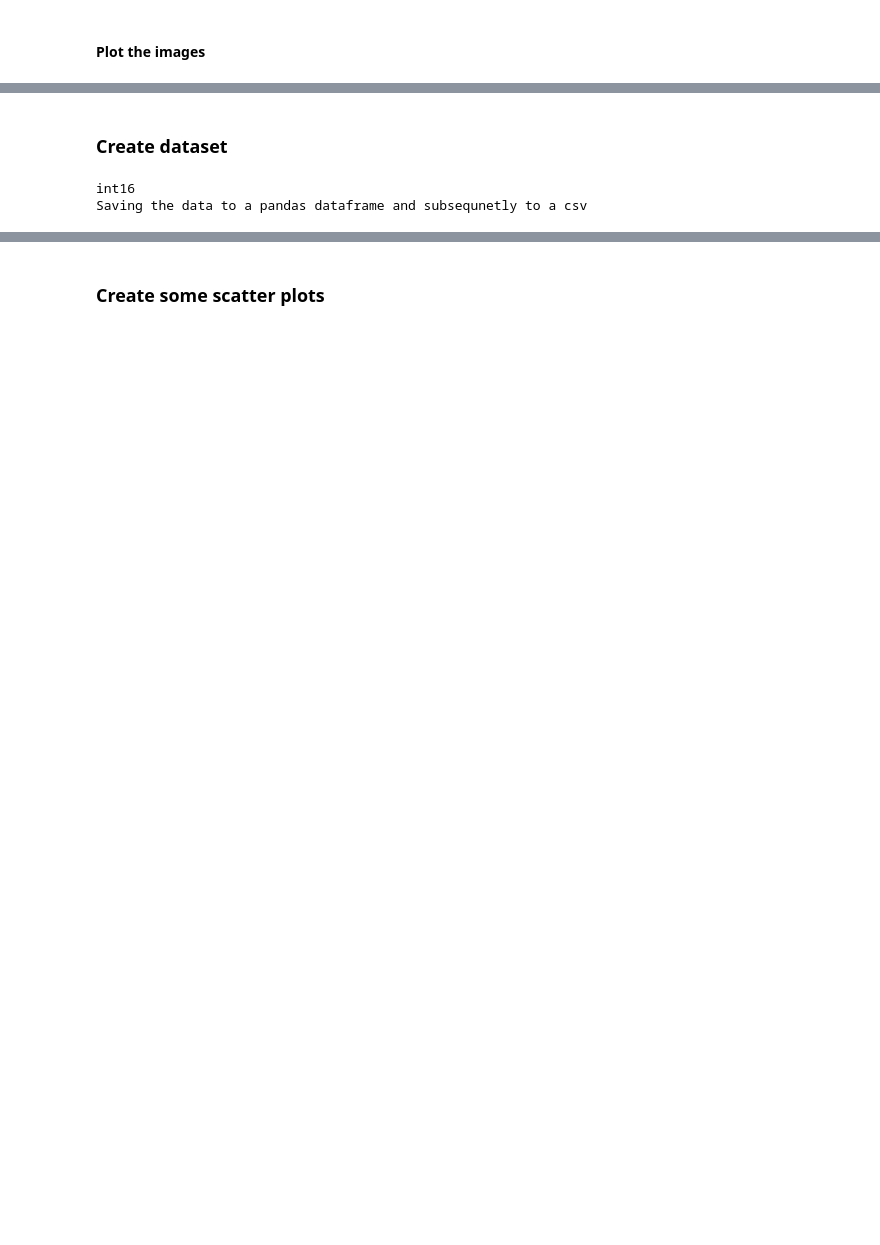
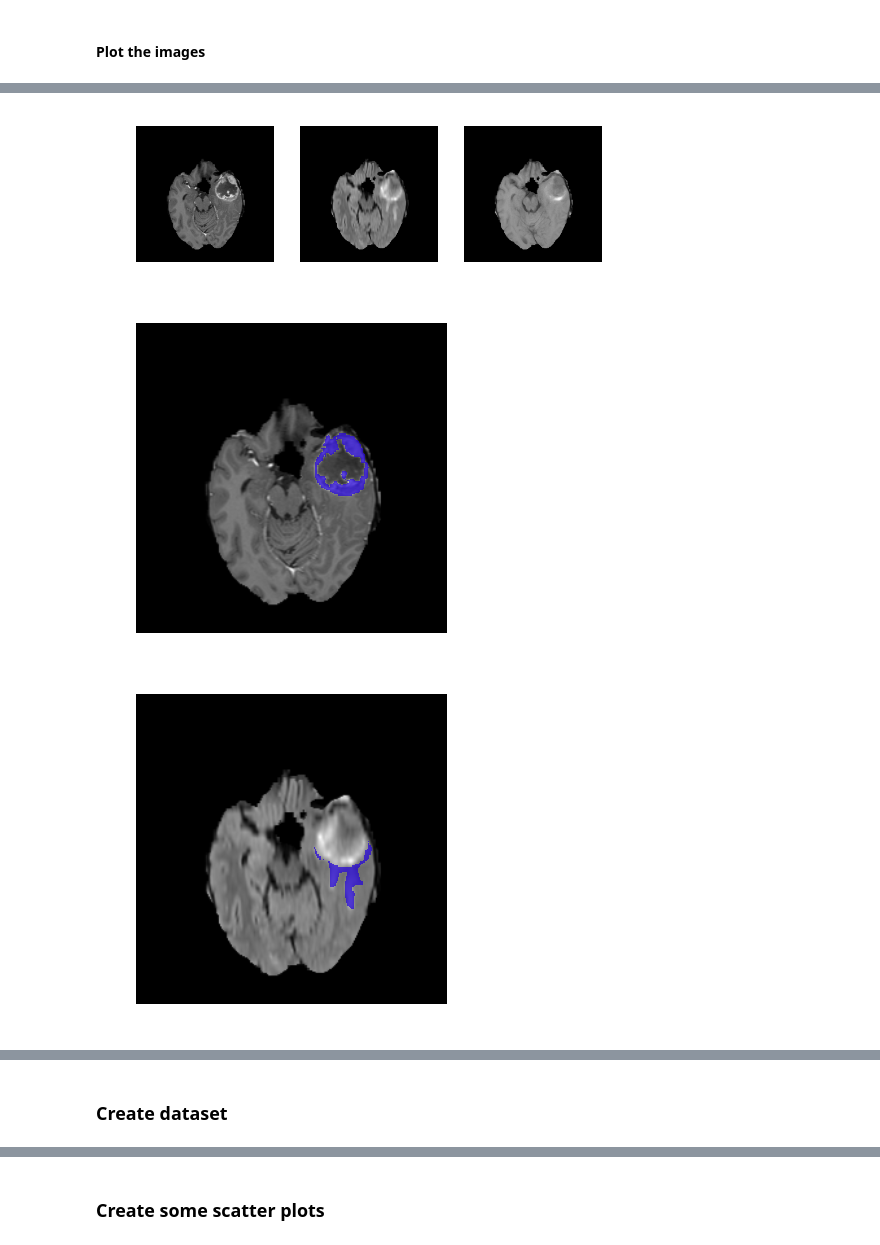
Before and after one commit to slowvak/MachineLearningForMedicalImages, a Jupyter notebook: notebooks/Module 1.ipynb, the cells around one changed output, grey strips where cells are left out. Saved outputs shown, nothing was run; the diff lists cells and outputs as text; code cells hidden in the pictures; blank space fills up the shorter version.

Commit message:
Updated code, added ppt, change ground truth

```diff
--- a/notebooks/Module 1.ipynb
+++ b/notebooks/Module 1.ipynb
@@ -117,0 +85,5 @@ Tissues[TUMOR][1][1] = 139
+# %%
+#  Load Ground Truth
+GroundTrutha = nib.load(GroundTruth)
+GroundTruth=GroundTrutha.get_data()
+print ("Data Loaded")
@@ -128,0 +94,33 @@ plt.show()
+# %%
+def display_overlay(Image1, Image2):
+    """
+    Function: Overlays Image2 over Image1
+    Image 1: 2D image
+    Image 2: 2D Image
+
+    Requires numpy, matplotlib
+    """
+    Image1=np.rot90(Image1,3)
+    Image2=np.rot90(Image2,3)
+    Image2 = np.ma.masked_where(Image2 == 0, Image2)
+    plt.imshow(Image1, cmap=plt.cm.gray)
+    plt.imshow(Image2, cmap=plt.cm.brg, alpha=.7, vmin=.7, vmax=5, interpolation='nearest')
+    plt.axis('off')
+    plt.show()
+
+f, (ax1,ax2,ax3)=plt.subplots(1,3)
+ax1.imshow(np.rot90(Post[:, :, 55,],3), cmap=plt.cm.gray)
+ax1.axis('off')
+ax2.imshow(np.rot90(Flair[:, :, 55,],3), cmap=plt.cm.gray)
+ax2.axis('off')
+ax3.imshow(np.rot90(Pre[:, :, 55,],3), cmap=plt.cm.gray)
+ax3.axis('off')
+plt.show()
+
+display_overlay(Post[:, :, 55,], GroundTruth[:,:,55]==4)
+display_overlay(Flair[:, :, 55,], GroundTruth[:,:,55]==2)
+display_overlay(Pre[:, :, 55,], GroundTruth[:,:,55]==1)
+# %% [output]
+[figure, added]
+[figure, added]
+[figure, added]
@@ -129,40 +128,2 @@ plt.show()
 # %% [markdown]
 ### Create dataset
-# %%
-# Create classes
-ClassNAWMpost=np.asarray(ArrayDicom[Tissues[NAWM][0][0]:Tissues[NAWM][1][0],Tissues[NAWM][0][1]:Tissues[NAWM][1][1],0])
-ClassNAWMpret=np.asarray(ArrayDicom[Tissues[NAWM][0][0]:Tissues[NAWM][1][0],Tissues[NAWM][0][1]:Tissues[NAWM][1][1],1])
-ClassNAWMT2=np.asarray(ArrayDicom[Tissues[NAWM][0][0]:Tissues[NAWM][1][0],Tissues[NAWM][0][1]:Tissues[NAWM][1][1],2])
-ClassNAWMFLAIR=np.asarray(ArrayDicom[Tissues[NAWM][0][0]:Tissues[NAWM][1][0],Tissues[NAWM][0][1]:Tissues[NAWM][1][1],3])
-ClassTUMORpost=np.asarray(ArrayDicom[Tissues[TUMOR][0][0]:Tissues[TUMOR][1][0],Tissues[TUMOR][0][1]:Tissues[TUMOR][1][1],0])
-ClassTUMORpret=np.asarray(ArrayDicom[Tissues[TUMOR][0][0]:Tissues[TUMOR][1][0],Tissues[TUMOR][0][1]:Tissues[TUMOR][1][1],1])
-ClassTUMORT2=np.asarray(ArrayDicom[Tissues[TUMOR][0][0]:Tissues[TUMOR][1][0],Tissues[TUMOR][0][1]:Tissues[TUMOR][1][1],2])
-ClassTUMORFLAIR=np.asarray(ArrayDicom[Tissues[TUMOR][0][0]:Tissues[TUMOR][1][0],Tissues[TUMOR][0][1]:Tissues[TUMOR][1][1],3])
-ClassAIRpost=np.asarray(ArrayDicom[Tissues[AIR][0][0]:Tissues[AIR][1][0],Tissues[AIR][0][1]:Tissues[AIR][1][1],0])
-ClassAIRpret=np.asarray(ArrayDicom[Tissues[AIR][0][0]:Tissues[AIR][1][0],Tissues[AIR][0][1]:Tissues[AIR][1][1],1])
-ClassAIRT2=np.asarray(ArrayDicom[Tissues[AIR][0][0]:Tissues[AIR][1][0],Tissues[AIR][0][1]:Tissues[AIR][1][1],2])
-ClassAIRFLAIR=np.asarray(ArrayDicom[Tissues[AIR][0][0]:Tissues[AIR][1][0],Tissues[AIR][0][1]:Tissues[AIR][1][1],3])
-ClassCSFpost=np.asarray(ArrayDicom[Tissues[CSF][0][0]:Tissues[CSF][1][0],Tissues[CSF][0][1]:Tissues[CSF][1][1],0])
-ClassCSFpret=np.asarray(ArrayDicom[Tissues[CSF][0][0]:Tissues[CSF][1][0],Tissues[CSF][0][1]:Tissues[CSF][1][1],1])
-ClassCSFT2=np.asarray(ArrayDicom[Tissues[CSF][0][0]:Tissues[CSF][1][0],Tissues[CSF][0][1]:Tissues[CSF][1][1],2])
-ClassCSFFLAIR=np.asarray(ArrayDicom[Tissues[CSF][0][0]:Tissues[CSF][1][0],Tissues[CSF][0][1]:Tissues[CSF][1][1],3])
-ClassGMpost=np.asarray(ArrayDicom[Tissues[GM][0][0]:Tissues[GM][1][0],Tissues[GM][0][1]:Tissues[GM][1][1],0])
-ClassGMpret=np.asarray(ArrayDicom[Tissues[GM][0][0]:Tissues[GM][1][0],Tissues[GM][0][1]:Tissues[GM][1][1],1])
-ClassGMT2=np.asarray(ArrayDicom[Tissues[GM][0][0]:Tissues[GM][1][0],Tissues[GM][0][1]:Tissues[GM][1][1],2])
-ClassGMFLAIR=np.asarray(ArrayDicom[Tissues[GM][0][0]:Tissues[GM][1][0],Tissues[GM][0][1]:Tissues[GM][1][1],3])
-ClassAIRpost=np.asarray(ArrayDicom[Tissues[AIR][0][0]:Tissues[AIR][1][0],Tissues[AIR][0][1]:Tissues[AIR][1][1],0])
-ClassAIRpret=np.asarray(ArrayDicom[Tissues[AIR][0][0]:Tissues[AIR][1][0],Tissues[AIR][0][1]:Tissues[AIR][1][1],1])
-ClassAIRT2=np.asarray(ArrayDicom[Tissues[AIR][0][0]:Tissues[AIR][1][0],Tissues[AIR][0][1]:Tissues[AIR][1][1],2])
-ClassAIRFLAIR=np.asarray(ArrayDicom[Tissues[AIR][0][0]:Tissues[AIR][1][0],Tissues[AIR][0][1]:Tissues[AIR][1][1],3])
-print (np.asarray(ClassNAWMpost).dtype)
-# Save the data to CSV using pandas
-print ('Saving the data to a pandas dataframe and subsequnetly to a csv')
-datasetcomplete=dict(GMpost=ClassGMpost.reshape(-1).tolist(),GMpre=ClassGMpret.reshape(-1).tolist(),GMT2=ClassGMT2.reshape(-1).tolist(),GMFLAIR=ClassGMFLAIR.reshape(-1).tolist(),CSFpost=ClassCSFpost.reshape(-1).tolist(),CSFpre=ClassCSFpret.reshape(-1).tolist(),CSFT2=ClassCSFT2.reshape(-1).tolist(),CSFFLAIR=ClassCSFFLAIR.reshape(-1).tolist(),AIRpost=ClassAIRpost.reshape(-1).tolist(),AIRpre=ClassAIRpret.reshape(-1).tolist(),AIRT2=ClassAIRT2.reshape(-1).tolist(),AIRFLAIR=ClassAIRFLAIR.reshape(-1).tolist(),NAWMpost=ClassNAWMpost.reshape(-1).tolist(),NAWMpre=ClassNAWMpret.reshape(-1).tolist(),NAWMT2=ClassNAWMT2.reshape(-1).tolist(),NAWMFLAIR=ClassNAWMFLAIR.reshape(-1).tolist(),TUMORpost=ClassTUMORpost.reshape(-1).tolist(),TUMORpre=ClassTUMORpret.reshape(-1).tolist(),TUMORT2=ClassTUMORT2.reshape(-1).tolist(),TUMORFLAIR=ClassTUMORFLAIR.reshape(-1).tolist())
-datapd=pd.DataFrame.from_dict(datasetcomplete,orient='index')
-# print (datapd)
-datapd=datapd.transpose()
-# datapd=pd.DataFrame(dict([ (k,Series(v)) for k,v in datasetcomplete.iteritems() ]))
-datapd.to_csv('DataExample.csv',index=False)
-# %% [output]
-int16
-Saving the data to a pandas dataframe and subsequnetly to a csv
```
Also changed, not shown: parts of 14 cells of this notebook, 7 other files.
